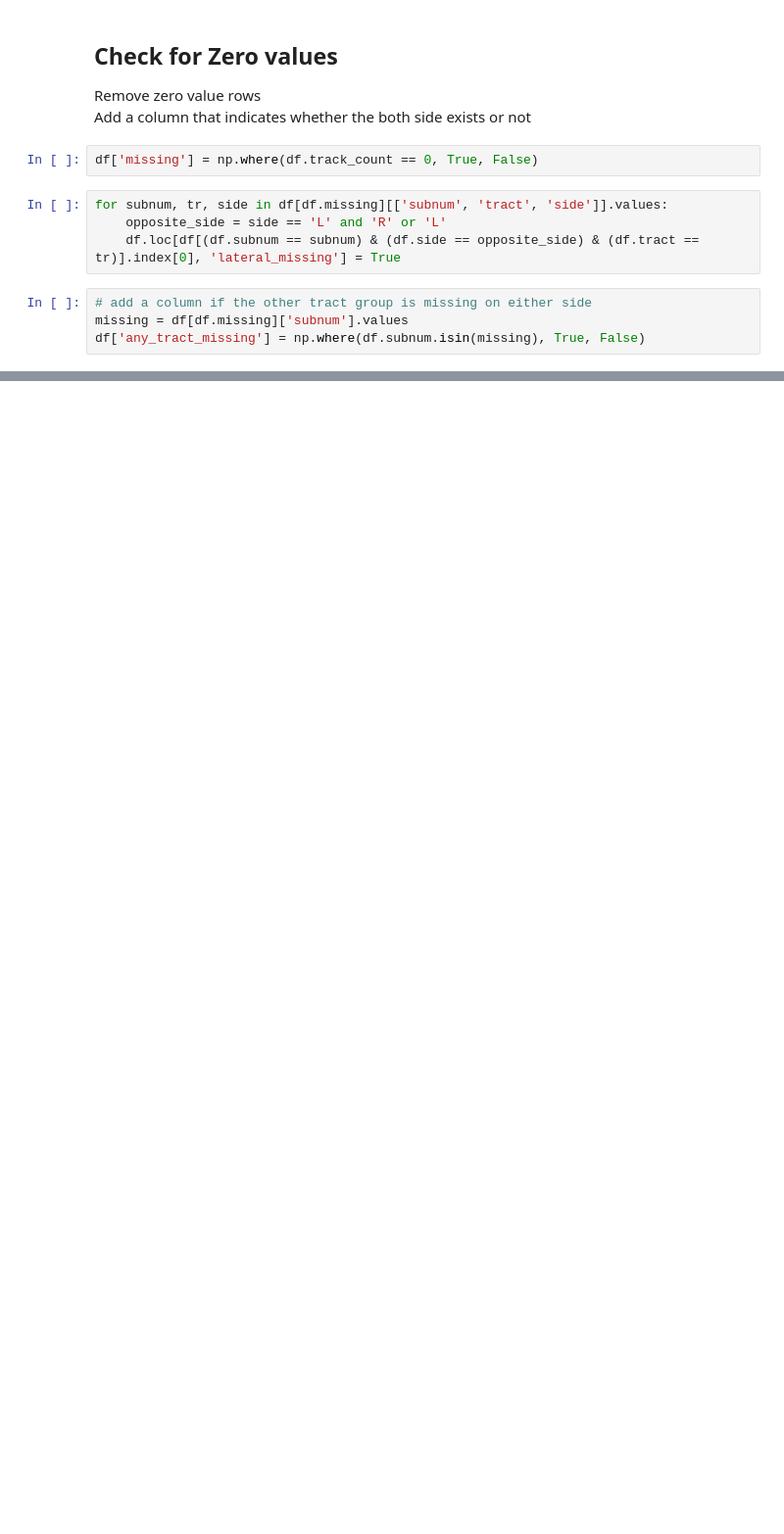
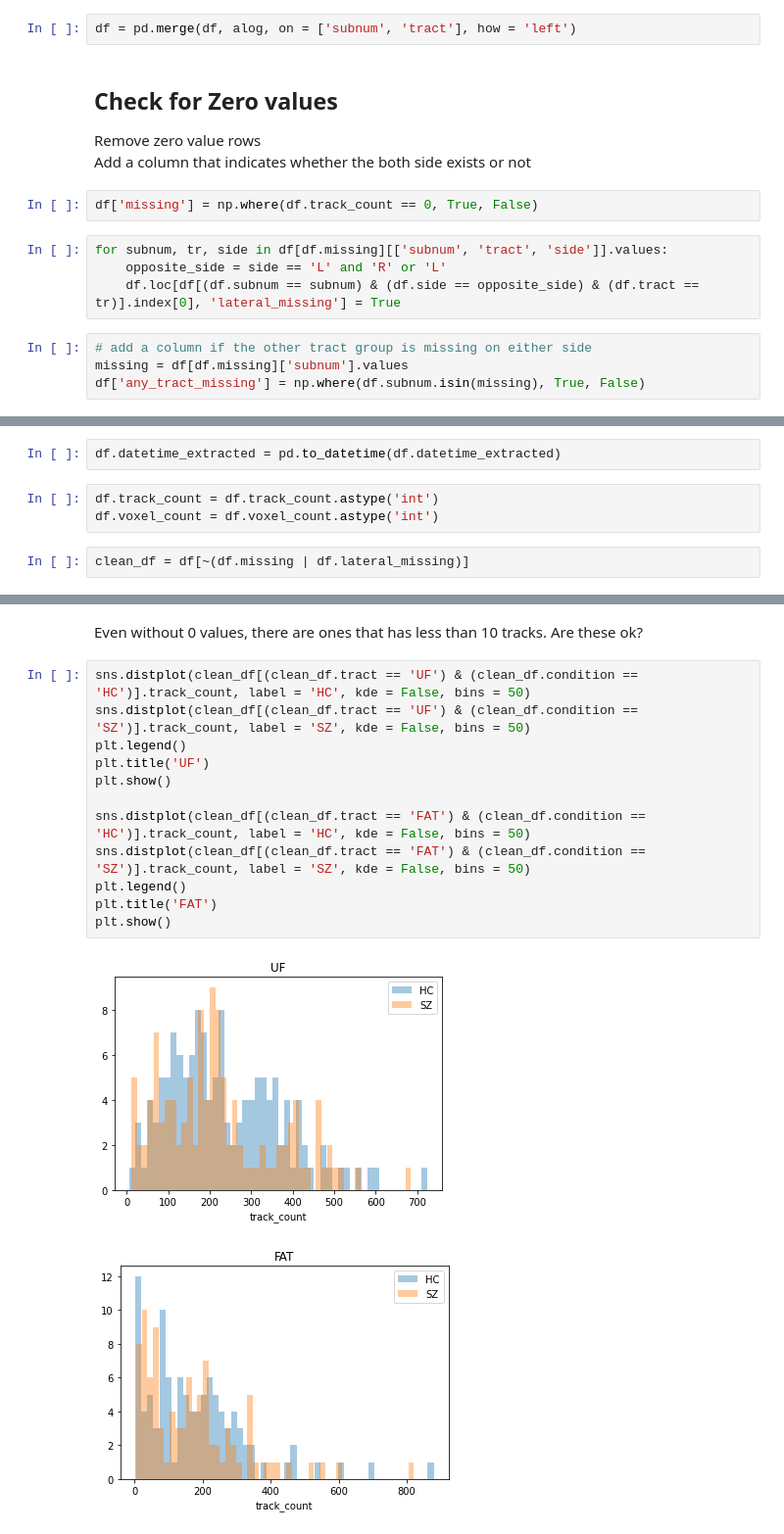
Before and after one commit to stereopickles/DTI_Schizo, a Jupyter notebook: 002_data_merge.ipynb, the cells around one changed output, grey strips where cells are left out. Shown: that part at 98% size. Saved outputs shown, nothing was run; the diff lists cells and outputs as text; blank space fills up the shorter version.

```diff
--- a/002_data_merge.ipynb
+++ b/002_data_merge.ipynb
@@ -315,3 +354,5 @@ Name: subnum, dtype: int64
+# %%
+df = pd.merge(df, alog, on = ['subnum', 'tract'], how = 'left')
 # %% [markdown]
 ## Check for Zero values
 Remove zero value rows
@@ -331,0 +400,7 @@ Check per group per side per condition distribution
+# %%
+df.datetime_extracted = pd.to_datetime(df.datetime_extracted)
+# %%
+df.track_count = df.track_count.astype('int')
+df.voxel_count = df.voxel_count.astype('int')
+# %%
+clean_df = df[~(df.missing | df.lateral_missing)]
@@ -331,0 +419,17 @@ Check per group per side per condition distribution
+# %% [markdown]
+Even without 0 values, there are ones that has less than 10 tracks. Are these ok?
+# %%
+sns.distplot(clean_df[(clean_df.tract == 'UF') & (clean_df.condition == 'HC')].track_count, label = 'HC', kde = False, bins = 50)
+sns.distplot(clean_df[(clean_df.tract == 'UF') & (clean_df.condition == 'SZ')].track_count, label = 'SZ', kde = False, bins = 50)
+plt.legend()
+plt.title('UF')
+plt.show()
+
+sns.distplot(clean_df[(clean_df.tract == 'FAT') & (clean_df.condition == 'HC')].track_count, label = 'HC', kde = False, bins = 50)
+sns.distplot(clean_df[(clean_df.tract == 'FAT') & (clean_df.condition == 'SZ')].track_count, label = 'SZ', kde = False, bins = 50)
+plt.legend()
+plt.title('FAT')
+plt.show()
+# %% [output]
+[figure, added]
+[figure, added]
```
Also changed, not shown: parts of 42 cells of this notebook.
